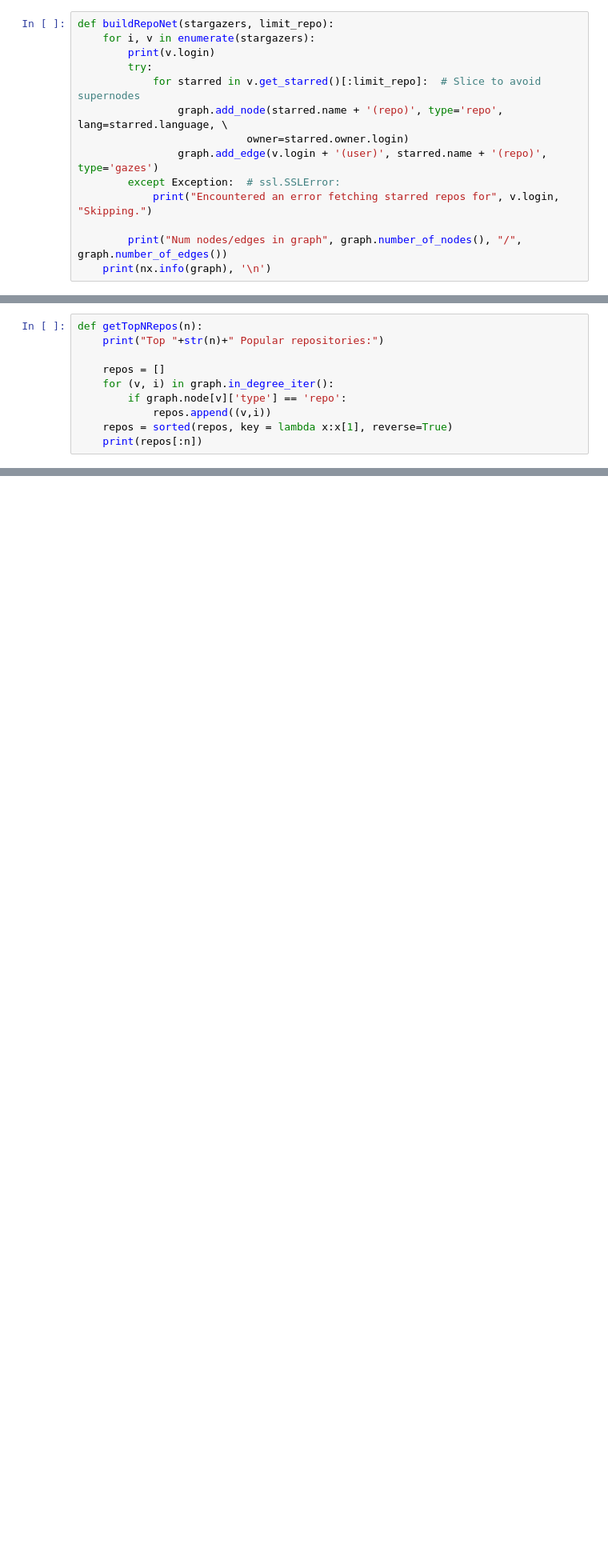
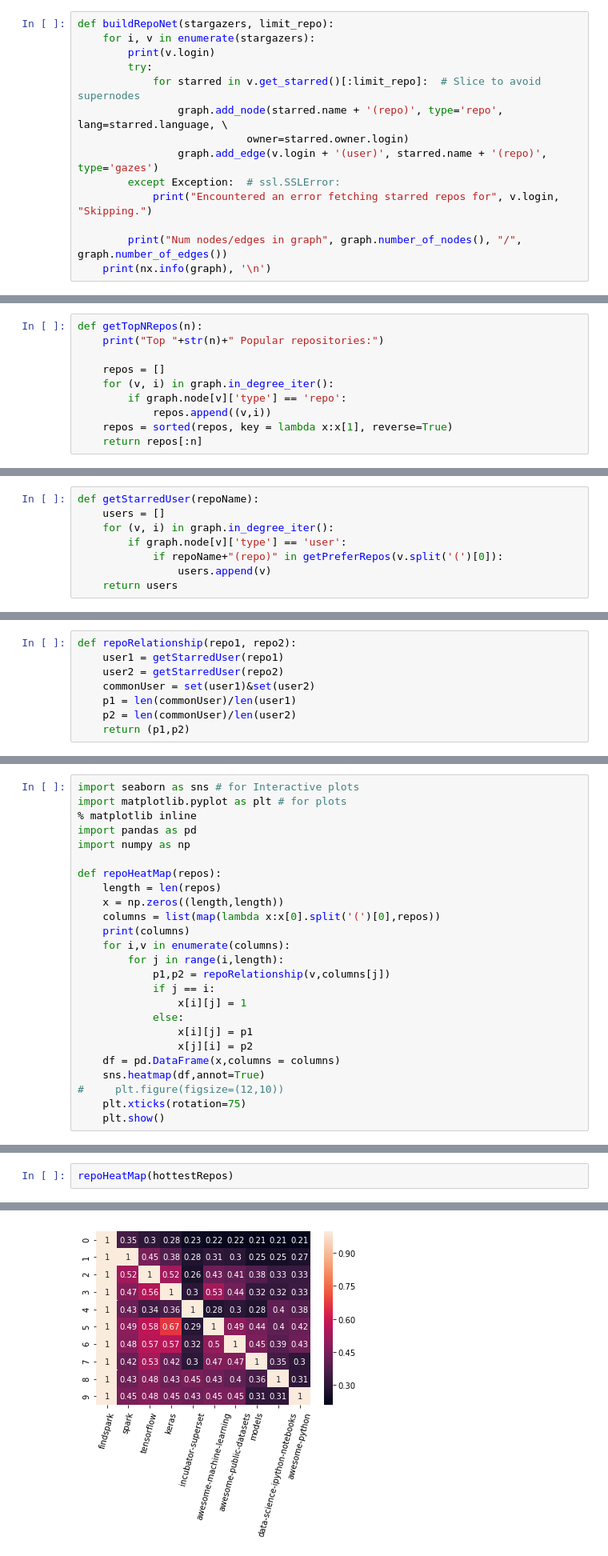
Before and after one commit to hanna1994/PDS-Final-Project, a Jupyter notebook: code.ipynb, the cells around one changed output, grey strips where cells are left out. Shown at 80% size. Cells and saved outputs as stored; diff of their text form; blank space fills up the shorter version.

Commit message:
heatmap

```diff
--- a/code.ipynb
+++ b/code.ipynb
@@ -205,4 +198,4 @@ def getTopNRepos(n):
         if graph.node[v]['type'] == 'repo':
             repos.append((v,i))
     repos = sorted(repos, key = lambda x:x[1], reverse=True)
-    print(repos[:n])
+    return repos[:n]
@@ -239,0 +248,8 @@ Programming languages luzhijun is interested in
+# %%
+def getStarredUser(repoName):
+    users = []
+    for (v, i) in graph.in_degree_iter():
+        if graph.node[v]['type'] == 'user':
+            if repoName+"(repo)" in getPreferRepos(v.split('(')[0]):
+                users.append(v)
+    return users
@@ -239,0 +267,8 @@ Programming languages luzhijun is interested in
+# %%
+def repoRelationship(repo1, repo2):
+    user1 = getStarredUser(repo1)
+    user2 = getStarredUser(repo2)
+    commonUser = set(user1)&set(user2)
+    p1 = len(commonUser)/len(user1)
+    p2 = len(commonUser)/len(user2)
+    return (p1,p2)
@@ -239,0 +277,25 @@ Programming languages luzhijun is interested in
+# %%
+import seaborn as sns # for Interactive plots
+import matplotlib.pyplot as plt # for plots
+% matplotlib inline
+import pandas as pd
+import numpy as np
+
+def repoHeatMap(repos):
+    length = len(repos)
+    x = np.zeros((length,length))
+    columns = list(map(lambda x:x[0].split('(')[0],repos))
+    print(columns)
+    for i,v in enumerate(columns):
+        for j in range(i,length):
+            p1,p2 = repoRelationship(v,columns[j])
+            if j == i:
+                x[i][j] = 1
+            else:
+                x[i][j] = p1
+                x[j][i] = p2
+    df = pd.DataFrame(x,columns = columns)
+    sns.heatmap(df,annot=True)
+#     plt.figure(figsize=(12,10))
+    plt.xticks(rotation=75)
+    plt.show()
@@ -239,0 +304,3 @@ Programming languages luzhijun is interested in
+# %%
+repoHeatMap(hottestRepos)
+# %% [output]
@@ -239,0 +308 @@ Programming languages luzhijun is interested in
+[figure, added]
```
Also changed, not shown: parts of 25 cells of this notebook, 1 other file.
